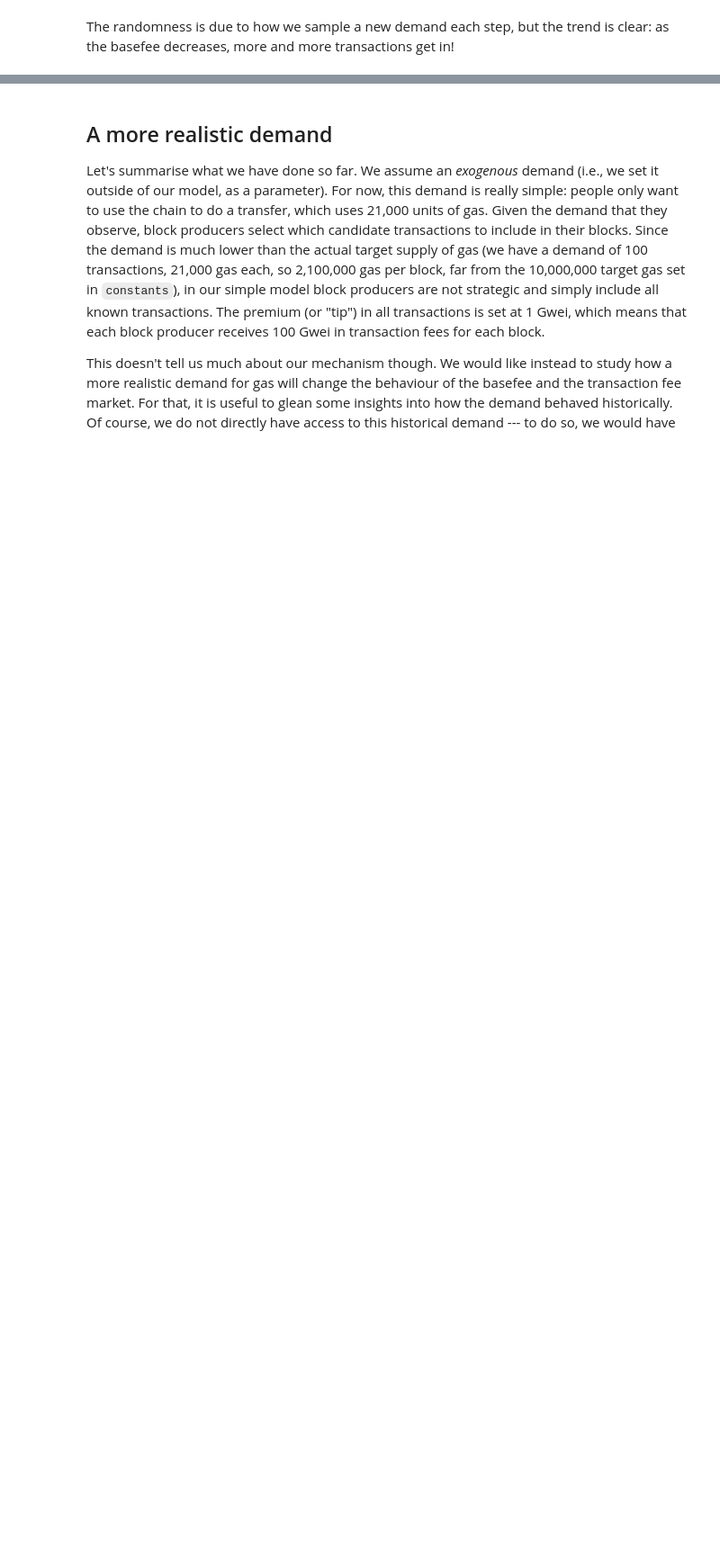
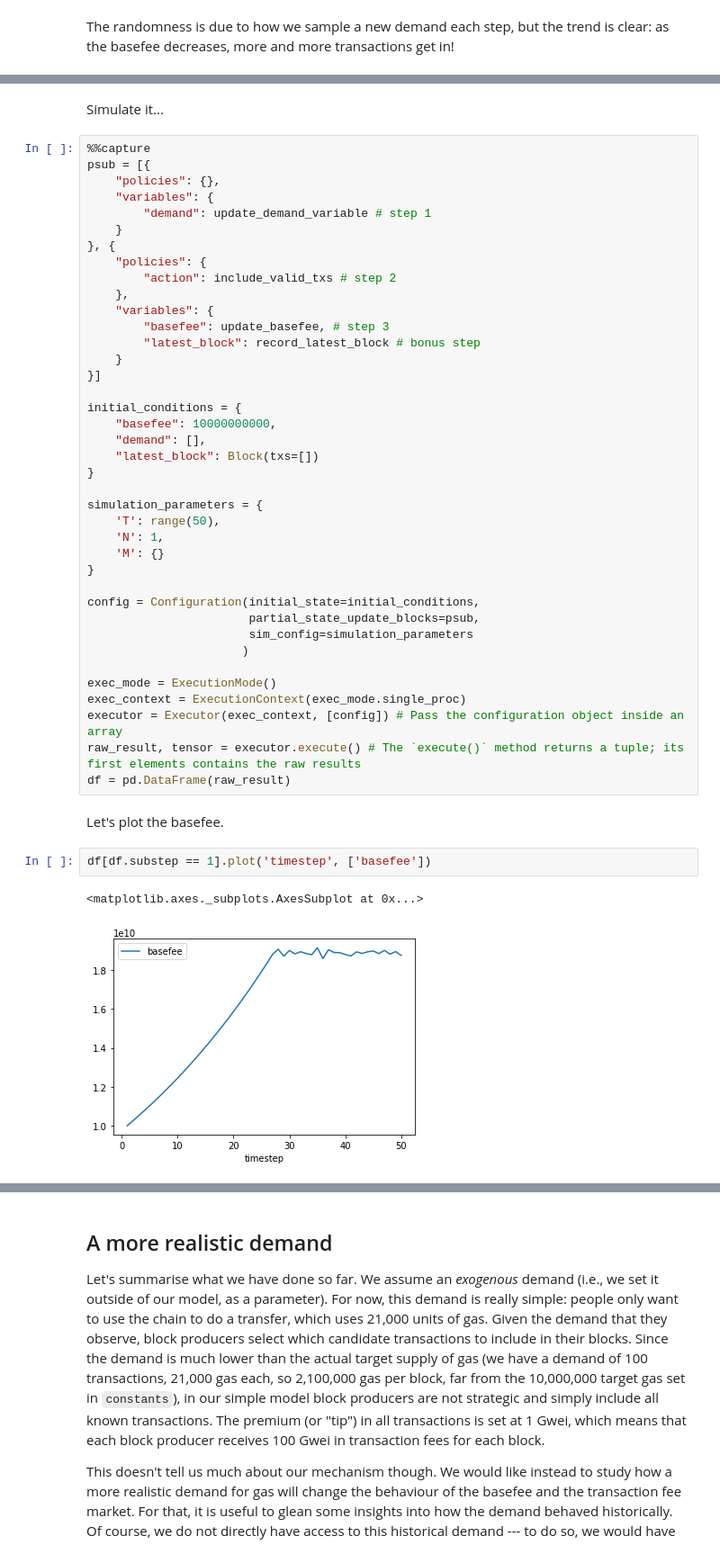
Before and after one commit to ethereum/rig, a Jupyter notebook: eip1559/eip1559.ipynb, the cells around one changed output, grey strips where cells are left out. Shown: that part at 90% size. Drawn from its saved outputs; the diff is of its cells as text; blank space fills up the shorter version.

```diff
--- a/eip1559/eip1559.ipynb
+++ b/eip1559/eip1559.ipynb
@@ -341,0 +381,48 @@ The randomness is due to how we sample a new demand each step, but the trend is
+# %% [markdown]
+Simulate it...
+# %%
+%%capture
+psub = [{
+    "policies": {},
+    "variables": {
+        "demand": update_demand_variable # step 1
+    }
+}, {
+    "policies": {
+        "action": include_valid_txs # step 2
+    },
+    "variables": {
+        "basefee": update_basefee, # step 3
+        "latest_block": record_latest_block # bonus step
+    }
+}]
+
+initial_conditions = {
+    "basefee": 10000000000,
+    "demand": [],
+    "latest_block": Block(txs=[])
+}
+
+simulation_parameters = {
+    'T': range(50),
+    'N': 1,
+    'M': {}
+}
+
+config = Configuration(initial_state=initial_conditions,
+                       partial_state_update_blocks=psub,
+                       sim_config=simulation_parameters
+                      )
+
+exec_mode = ExecutionMode()
+exec_context = ExecutionContext(exec_mode.single_proc)
+executor = Executor(exec_context, [config]) # Pass the configuration object inside an array
+raw_result, tensor = executor.execute() # The `execute()` method returns a tuple; its first elements contains the raw results
+df = pd.DataFrame(raw_result)
+# %% [markdown]
+Let's plot the basefee.
+# %%
+df[df.substep == 1].plot('timestep', ['basefee'])
+# %% [output]
+<matplotlib.axes._subplots.AxesSubplot at 0x...>
+[figure, added]
```
Also changed, not shown: parts of 18 cells of this notebook.
